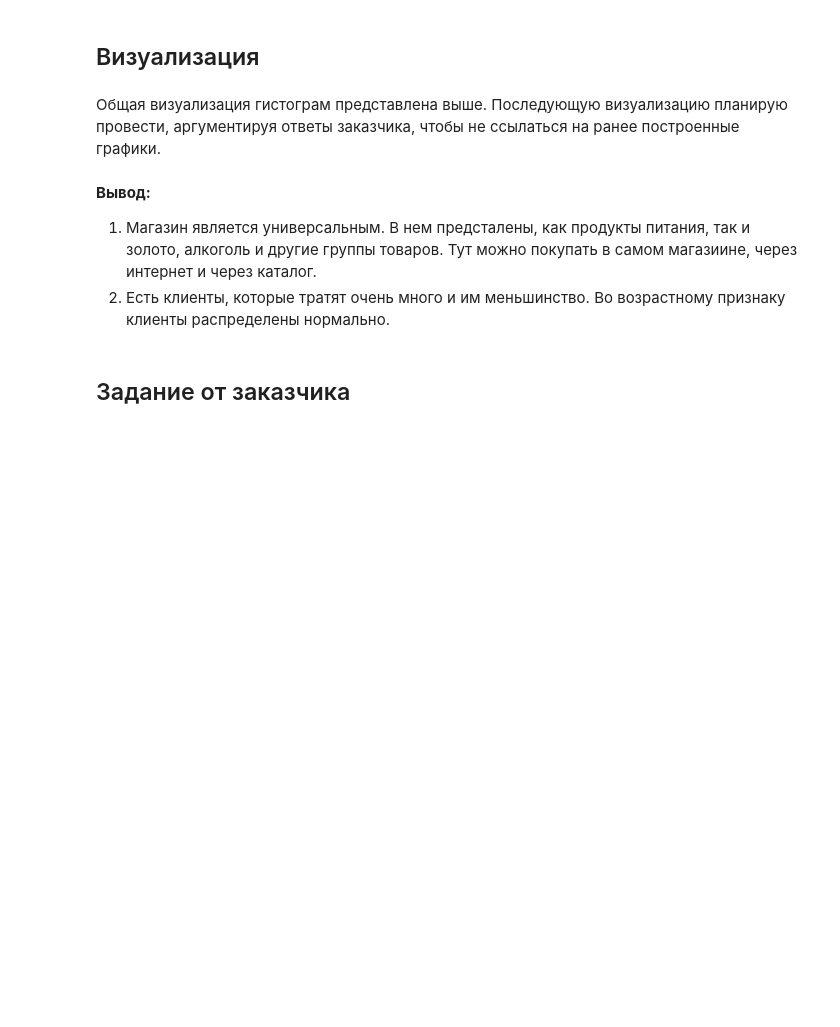
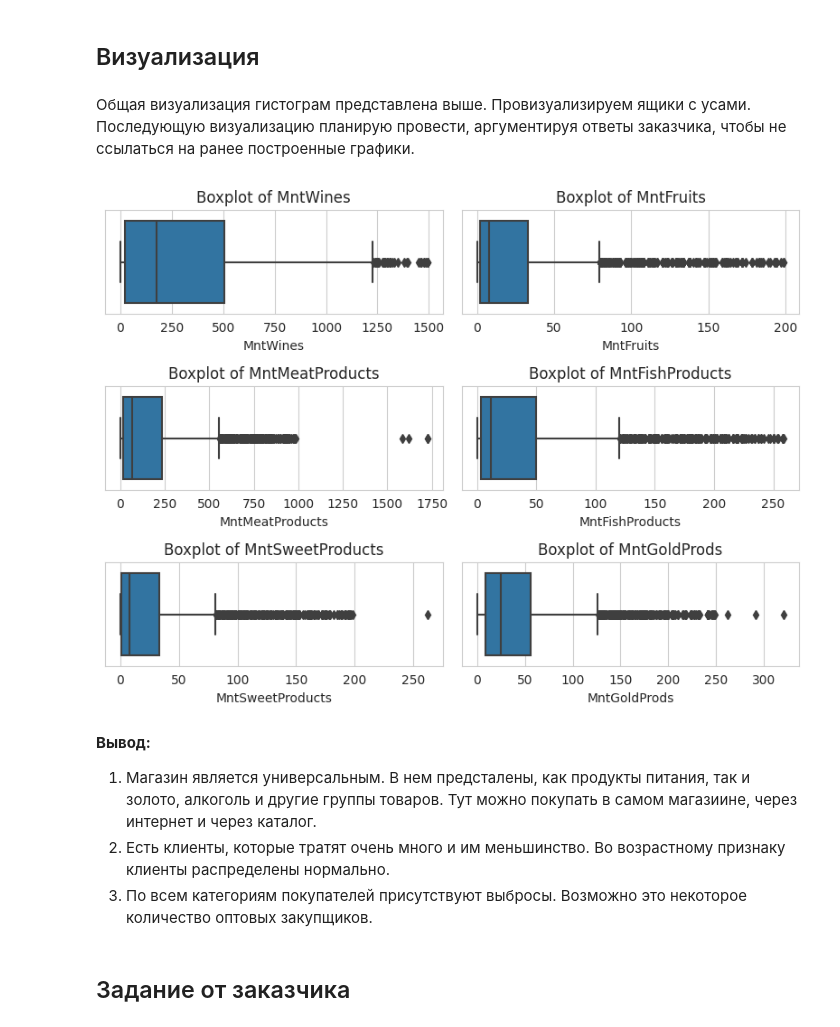
Before and after one commit to MariaAltisheva/DS, a Jupyter notebook: EDA/HW_1RAZDEL_PRO_forstud (2).ipynb, the cells around one changed output. Drawn from its saved outputs; the diff is of its cells as text; code cells hidden in the pictures; blank space fills up the shorter version.

```diff
--- a/EDA/HW_1RAZDEL_PRO_forstud (2).ipynb
+++ b/EDA/HW_1RAZDEL_PRO_forstud (2).ipynb
@@ -195,11 +191,27 @@ memory usage: 507.6+ KB
 # %% [markdown]
 ## Визуализация
 # %% [markdown]
-Общая визуализация гистограм представлена выше. Последующую визуализацию планирую провести, аргументируя ответы заказчика, чтобы не ссылаться на ранее построенные графики.
+Общая визуализация гистограм представлена выше.
+Провизуализируем ящики с усами.
+Последующую визуализацию планирую провести, аргументируя ответы заказчика, чтобы не ссылаться на ранее построенные графики.
+# %%
+numerical_features = ['MntWines', 'MntFruits', 'MntMeatProducts', 'MntFishProducts', 'MntSweetProducts', 'MntGoldProds',]
+fig, axes = plt.subplots(nrows=3, ncols=2, figsize=(8, 6))
+axes = axes.flatten()
+
+for i, feature in enumerate(numerical_features):
+    sns.boxplot(data=df, x=feature, ax=axes[i])
+    axes[i].set_title(f'Boxplot of {feature}')
+
+plt.tight_layout()
+plt.show()
+# %% [output]
+[figure, added]
 # %% [markdown]
 **Вывод:**
 1. Магазин является универсальным. В нем предсталены, как продукты питания, так и золото, алкоголь и другие группы товаров. Тут можно покупать в самом магазиине, через интернет и через каталог.
 2. Есть клиенты, которые тратят очень много и им меньшинство. Во возрастному признаку клиенты распределены нормально.
+3. По всем категориям покупателей присутствуют выбросы. Возможно это некоторое количество оптовых закупщиков.
 # %% [markdown]
 ## Задание от заказчика
 # %% [markdown]
```
Also changed, not shown: parts of 58 cells of this notebook.
